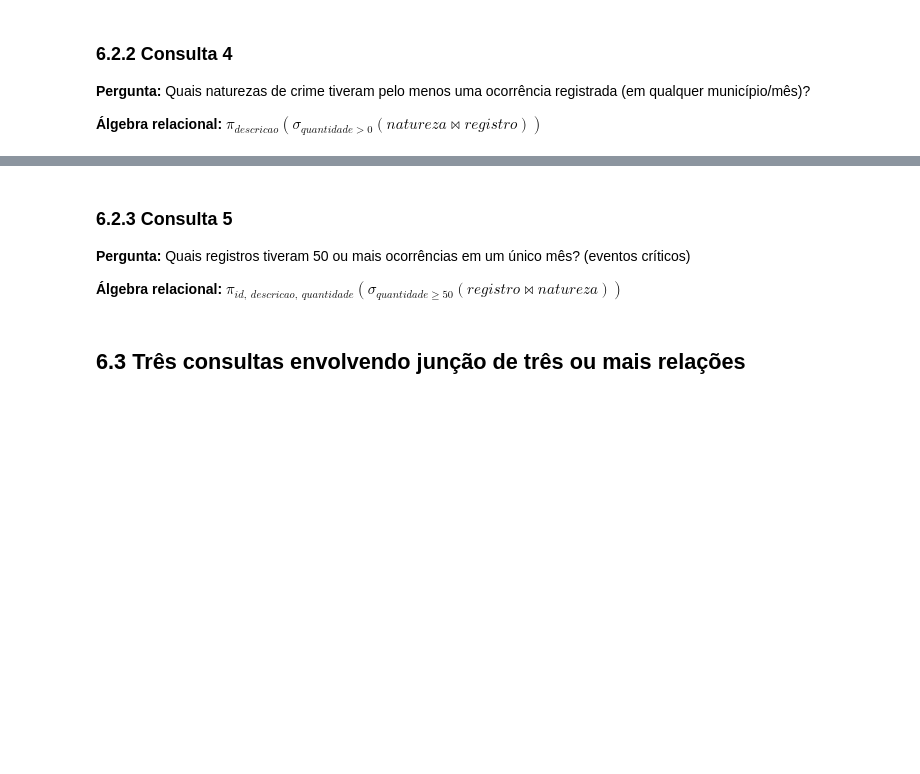
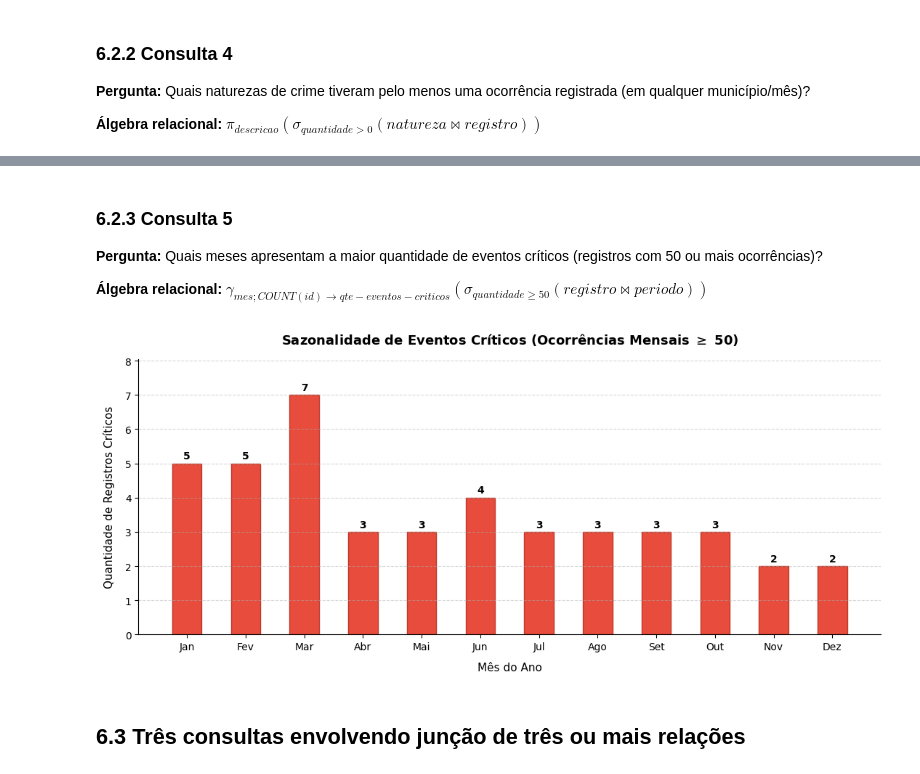
Before and after one commit to victor-vilelab/crimes-violentos-mg, a Jupyter notebook: tp_template.ipynb, the cells around one changed output, grey strips where cells are left out. Cells and saved outputs as stored; diff of their text form; code cells hidden in the pictures; blank space fills up the shorter version.

```diff
--- a/tp_template.ipynb
+++ b/tp_template.ipynb
@@ -441,6 +545,6 @@ pd.read_sql('''
 # %% [markdown]
 ### 6.2.3 Consulta 5
 
-**Pergunta:** Quais registros tiveram 50 ou mais ocorrências em um único mês? (eventos críticos)
+**Pergunta:** Quais meses apresentam a maior quantidade de eventos críticos (registros com 50 ou mais ocorrências)?
 
-**Álgebra relacional:** $\pi_{id,\ descricao,\ quantidade}(\sigma_{quantidade \geq 50}(registro \bowtie natureza))$
+**Álgebra relacional:** $\gamma_{mes; COUNT(id)→qte-eventos-criticos}(\sigma_{quantidade≥50}(registro \bowtie periodo))$
@@ -455,3 +551,62 @@ pd.read_sql('''
+# %%
+consulta_5 = '''
+    SELECT
+        p.mes,
+        COUNT(r.id) AS qtd_eventos_criticos
+    FROM periodo p
+    LEFT JOIN registro r ON r.id_periodo = p.id_periodo AND r.quantidade >= 50
+    GROUP BY p.mes
+    ORDER BY p.mes ASC; -- Ordenado por mês (de janeiro a dezembro) para o gráfico fluir no tempo
+'''
+
+tabela_EC = pd.read_sql(consulta_5, engine)
+# %%
+import matplotlib.pyplot as plt
+
+plt.figure(figsize=(11, 5))
+
+meses = ['Jan', 'Fev', 'Mar', 'Abr', 'Mai', 'Jun', 'Jul', 'Ago', 'Set', 'Out', 'Nov', 'Dez']
+
+# barras verticais
+barras = plt.bar(
+    meses,
+    tabela_EC['qtd_eventos_criticos'],
+    color='#e74c3c',
+    edgecolor='#c0392b',
+    width=0.5
+)
+
+plt.title(r'Sazonalidade de Eventos Críticos (Ocorrências Mensais $\geq$ 50)', fontsize=13, fontweight='bold', pad=15)
+plt.xlabel('Mês do Ano', fontsize=11, labelpad=10)
+plt.ylabel('Quantidade de Registros Críticos', fontsize=11, labelpad=10)
+
+# margem extra
+plt.ylim(0, tabela_EC['qtd_eventos_criticos'].max() * 1.15)
+
+# rótulos
+for barra in barras:
+    altura = barra.get_height()
+    plt.text(
+        barra.get_x() + barra.get_width() / 2.0,   # Centro da barra
+        altura + (tabela_EC['qtd_eventos_criticos'].max() * 0.01), # Um pouco acima
+        f'{int(altura)}',                          # Texto do número
+        ha='center',
+        va='bottom',
+        fontsize=10,
+        fontweight='bold'
+    )
+
+for spine in ['top', 'right']:
+    plt.gca().spines[spine].set_visible(False)
+
+plt.grid(axis='y', linestyle='--', alpha=0.5)
+
+plt.savefig('docs/diagramas/consulta_5.png', dpi=300, bbox_inches='tight')
+
+plt.tight_layout()
+plt.show()
+# %% [output]
+[figure, added]
 # %% [markdown]
 ## 6.3 Três consultas envolvendo junção de três ou mais relações
 # %% [markdown]
```
Also changed, not shown: parts of 23 cells of this notebook, 6 other files.
